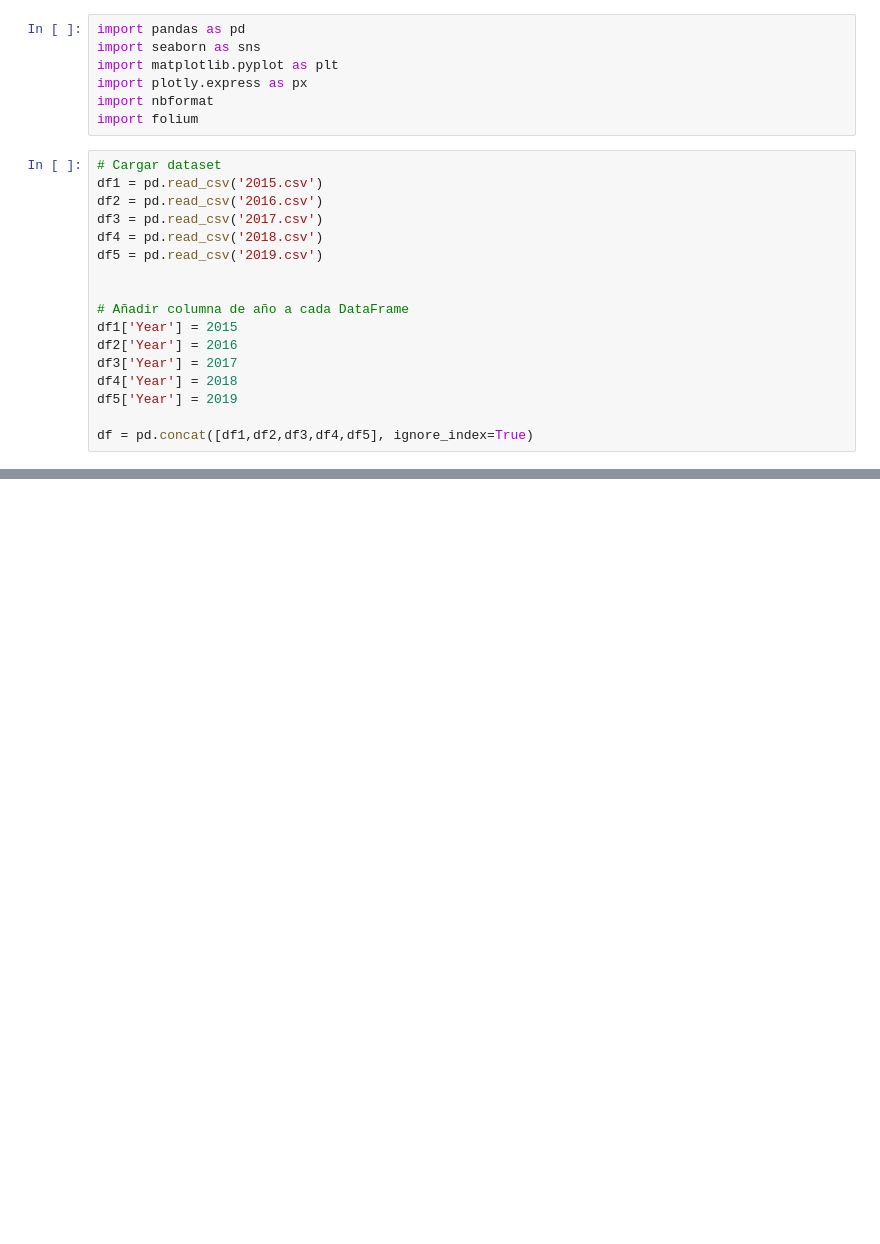
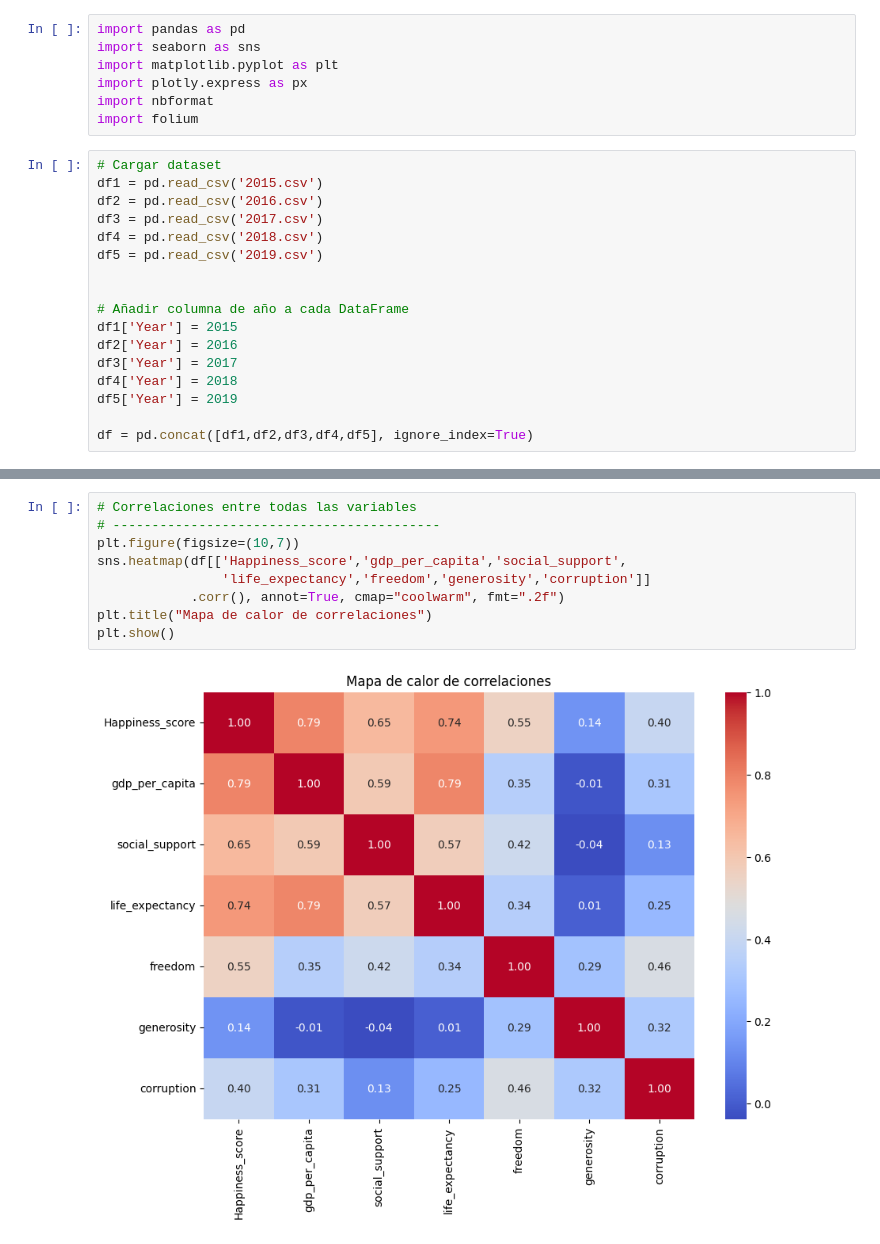
Before and after one commit to fecalderonqu/G2_A_-ANALISIS_DATOS, a Jupyter notebook: analisis_datos.ipynb, the cells around one changed output, grey strips where cells are left out. Cells and saved outputs as stored; diff of their text form; blank space fills up the shorter version.

```diff
--- a/analisis_datos.ipynb
+++ b/analisis_datos.ipynb
@@ -186,0 +264,11 @@ Porcentaje de datos mantenidos: 99.87%
+# %%
+# Correlaciones entre todas las variables
+# ------------------------------------------
+plt.figure(figsize=(10,7))
+sns.heatmap(df[['Happiness_score','gdp_per_capita','social_support',
+                'life_expectancy','freedom','generosity','corruption']]
+            .corr(), annot=True, cmap="coolwarm", fmt=".2f")
+plt.title("Mapa de calor de correlaciones")
+plt.show()
+# %% [output]
+[figure, added]
```
Also changed, not shown: parts of 13 cells of this notebook, 5 other files.
